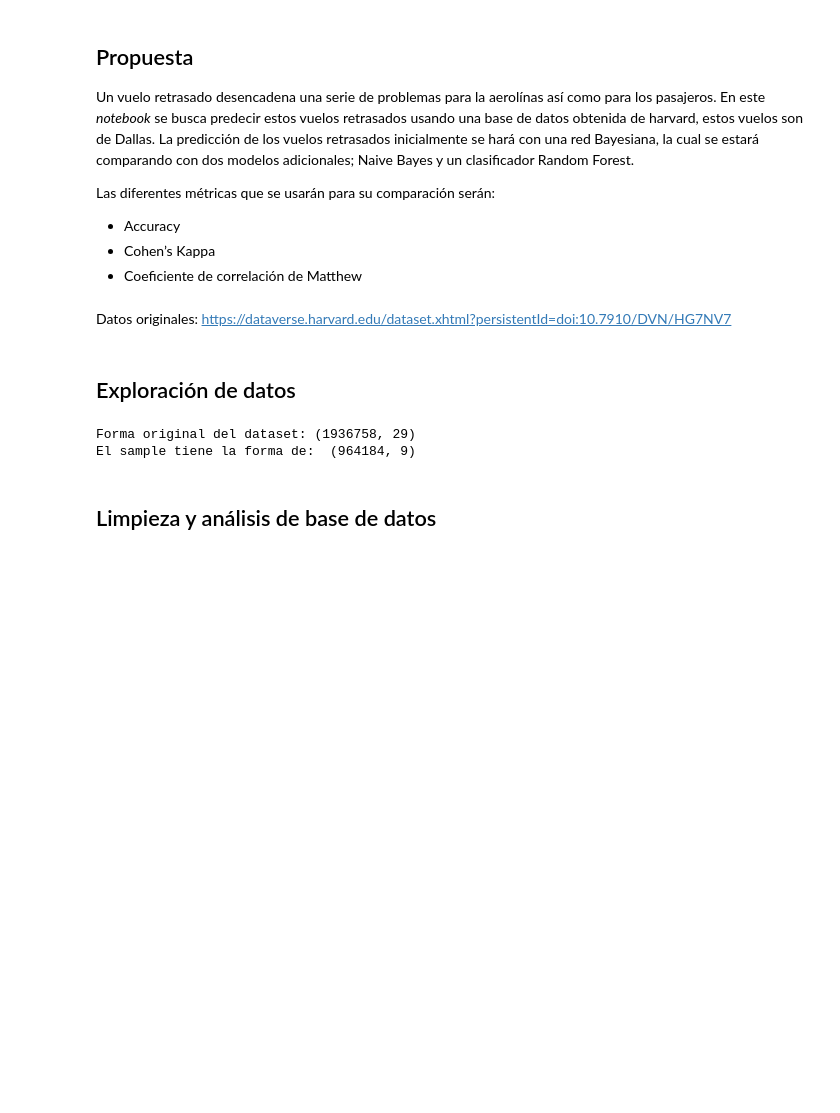
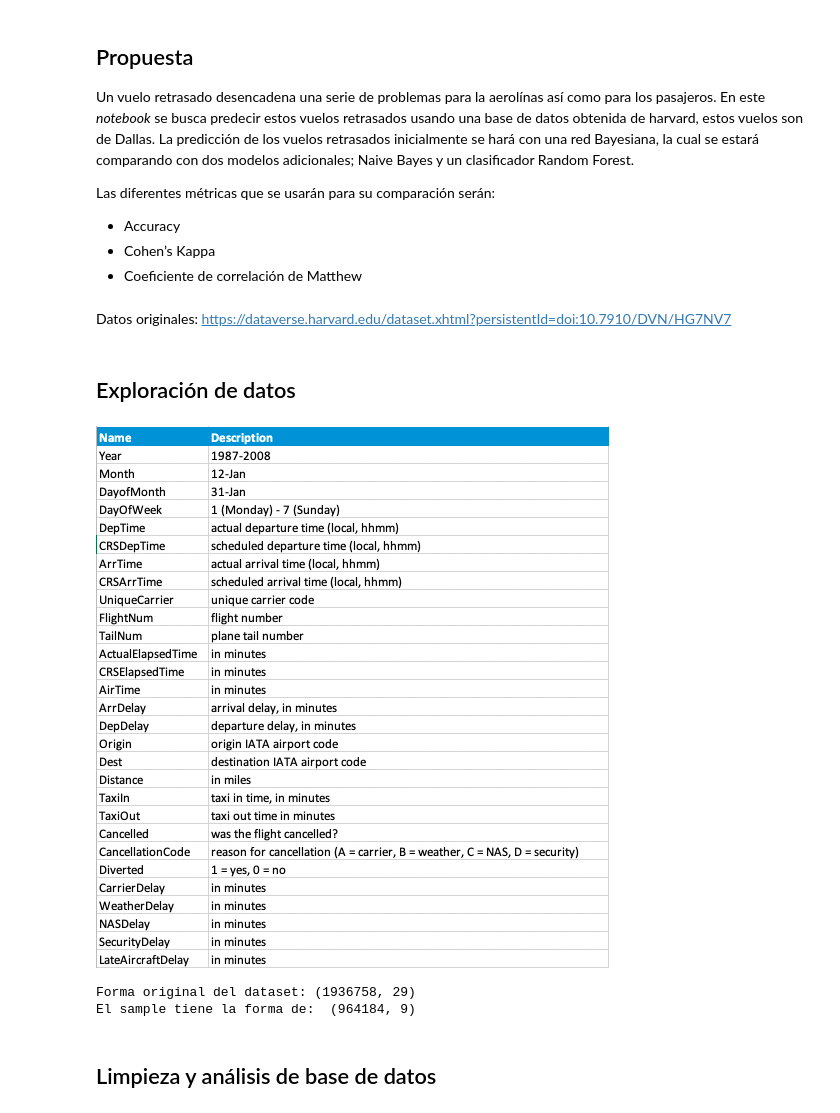
Before and after one commit to JesRP96/BayesProject, a Jupyter notebook: project_delays.ipynb, the cells around one changed output. Saved outputs shown, nothing was run; the diff lists cells and outputs as text; code cells hidden in the pictures; blank space fills up the shorter version.

```diff
--- a/project_delays.ipynb
+++ b/project_delays.ipynb
@@ -49,6 +49,11 @@ import warnings
 warnings.filterwarnings('ignore')
 sns.set(style = 'darkgrid')
 sns.set_palette('magma_r')
+# %%
+from IPython.display import Image
+Image('variable_desc.png')
+# %% [output]
+[figure, added]
 # %%
 %run 'data_cleaning.py'
 # %% [output]
```
Also changed, not shown: parts of 3 cells of this notebook.
